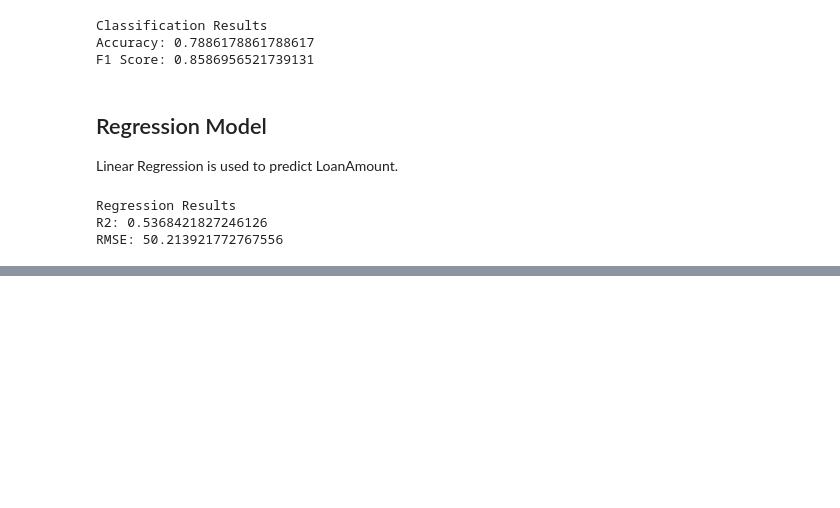
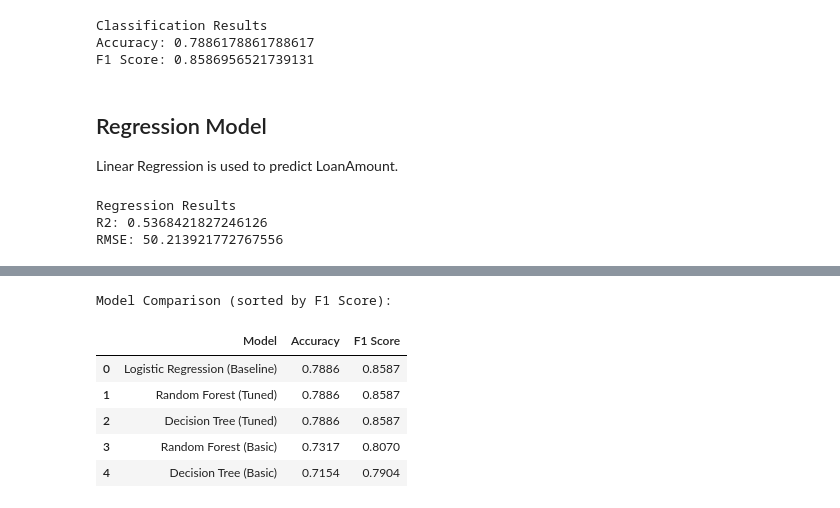
Before and after one commit to belalezat1/CS301-MachineLearningProject, a Jupyter notebook: main.ipynb, the cells around one changed output, grey strips where cells are left out. Saved outputs shown, nothing was run; the diff lists cells and outputs as text; code cells hidden in the pictures; blank space fills up the shorter version.

Commit message:
Complete stage 2 model optimization

```diff
--- a/main.ipynb
+++ b/main.ipynb
@@ -256,0 +410,59 @@ RMSE: 50.213921772767556
+# %%
+y_pred_best_dt = best_dt_model.predict(X_test)
+y_pred_best_rf = best_rf_model.predict(X_test)
+
+stage2_comparison_results = pd.DataFrame({
+    "Model": [
+        "Logistic Regression (Baseline)",
+        "Decision Tree (Basic)",
+        "Random Forest (Basic)",
+        "Decision Tree (Tuned)",
+        "Random Forest (Tuned)"
+    ],
+    "Accuracy": [
+        round(accuracy_score(y_test, y_pred), 4),
+        round(accuracy_score(y_test, y_pred_dt), 4),
+        round(accuracy_score(y_test, y_pred_rf), 4),
+        round(accuracy_score(y_test, y_pred_best_dt), 4),
+        round(accuracy_score(y_test, y_pred_best_rf), 4)
+    ],
+    "F1 Score": [
+        round(f1_score(y_test, y_pred), 4),
+        round(f1_score(y_test, y_pred_dt), 4),
+        round(f1_score(y_test, y_pred_rf), 4),
+        round(f1_score(y_test, y_pred_best_dt), 4),
+        round(f1_score(y_test, y_pred_best_rf), 4)
+    ]
+})
+
+stage2_comparison_results = stage2_comparison_results.sort_values("F1 Score", ascending=False).reset_index(drop=True)
+
+print("Model Comparison (sorted by F1 Score):")
+display(stage2_comparison_results)
+
+df_melted = stage2_comparison_results.melt(
+    id_vars="Model",
+    value_vars=["Accuracy", "F1 Score"],
+    var_name="Metric",
+    value_name="Score"
+)
+
+fig = px.bar(
+    df_melted,
+    x="Model",
+    y="Score",
+    color="Metric",
+    barmode="group",
+    title="Model Performance Comparison: Accuracy and F1 Score",
+    labels={"Score": "Score", "Model": "Model"}
+)
+fig.update_layout(xaxis_tickangle=-20)
+fig.show()
+# %% [output]
+Model Comparison (sorted by F1 Score):
+|  | Model | Accuracy | F1 Score |
+| 0 | Logistic Regression (Baseline) | 0.7886 | 0.8587 |
+| 1 | Random Forest (Tuned) | 0.7886 | 0.8587 |
+| 2 | Decision Tree (Tuned) | 0.7886 | 0.8587 |
+| 3 | Random Forest (Basic) | 0.7317 | 0.8070 |
+| 4 | Decision Tree (Basic) | 0.7154 | 0.7904 |
```
Also changed, not shown: parts of 13 cells of this notebook.
